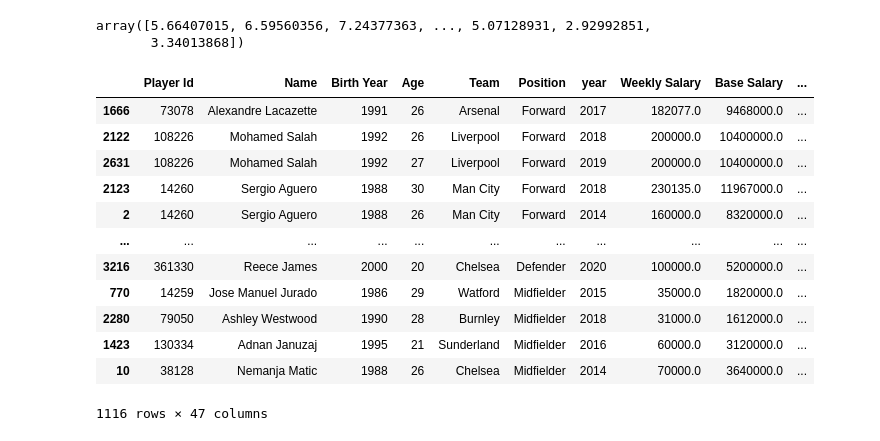
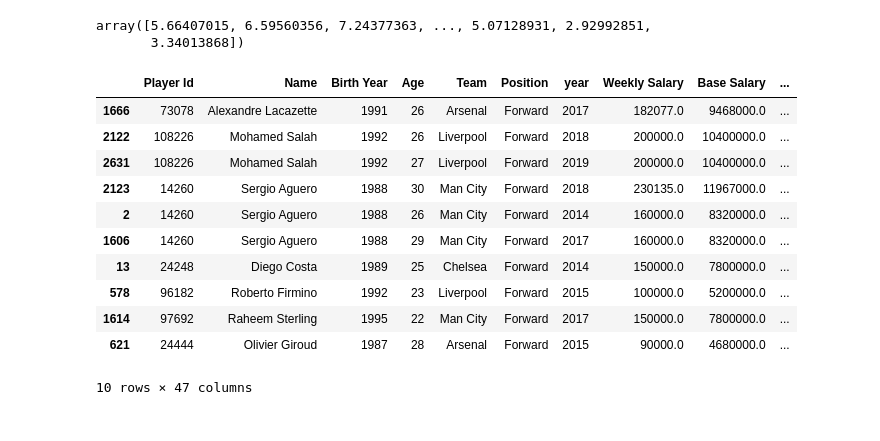
Before and after one commit to sajacaros/eda_champions, a Jupyter notebook: eda/eda.ipynb, the cells around one changed output. Saved outputs shown, nothing was run; the diff lists cells and outputs as text; code cells hidden in the pictures.

```diff
--- a/eda/eda.ipynb
+++ b/eda/eda.ipynb
@@ -422,18 +433,17 @@ array([5.66407015, 6.59560356, 7.24377363, ..., 5.07128931, 2.92992851,
 featuring_df['similarity'] = similarity.sum(axis=0)
 # %%
 featuring_df['similarity-rank'] = featuring_df['similarity'].rank(ascending=False)
-featuring_df[featuring_df['Name']!=player_name].sort_values('similarity-rank').loc[:10]
+featuring_df[featuring_df['Name']!=player_name].sort_values('similarity-rank').iloc[:10]
 # %% [output]
 |  | Player Id | Name | Birth Year | Age | Team | Position | year | Weekly Salary | Base Salary | ... |
 | 1666 | 73078 | Alexandre Lacazette | 1991 | 26 | Arsenal | Forward | 2017 | 182077.0 | 9468000.0 | ... |
 | 2122 | 108226 | Mohamed Salah | 1992 | 26 | Liverpool | Forward | 2018 | 200000.0 | 10400000.0 | ... |
 | 2631 | 108226 | Mohamed Salah | 1992 | 27 | Liverpool | Forward | 2019 | 200000.0 | 10400000.0 | ... |
 | 2123 | 14260 | Sergio Aguero | 1988 | 30 | Man City | Forward | 2018 | 230135.0 | 11967000.0 | ... |
 | 2 | 14260 | Sergio Aguero | 1988 | 26 | Man City | Forward | 2014 | 160000.0 | 8320000.0 | ... |
-| ... | ... | ... | ... | ... | ... | ... | ... | ... | ... | ... |
-| 3216 | 361330 | Reece James | 2000 | 20 | Chelsea | Defender | 2020 | 100000.0 | 5200000.0 | ... |
-| 770 | 14259 | Jose Manuel Jurado | 1986 | 29 | Watford | Midfielder | 2015 | 35000.0 | 1820000.0 | ... |
-| 2280 | 79050 | Ashley Westwood | 1990 | 28 | Burnley | Midfielder | 2018 | 31000.0 | 1612000.0 | ... |
-| 1423 | 130334 | Adnan Januzaj | 1995 | 21 | Sunderland | Midfielder | 2016 | 60000.0 | 3120000.0 | ... |
-| 10 | 38128 | Nemanja Matic | 1988 | 26 | Chelsea | Midfielder | 2014 | 70000.0 | 3640000.0 | ... |
+| 1606 | 14260 | Sergio Aguero | 1988 | 29 | Man City | Forward | 2017 | 160000.0 | 8320000.0 | ... |
+| 13 | 24248 | Diego Costa | 1989 | 25 | Chelsea | Forward | 2014 | 150000.0 | 7800000.0 | ... |
+| 578 | 96182 | Roberto Firmino | 1992 | 23 | Liverpool | Forward | 2015 | 100000.0 | 5200000.0 | ... |
+| 1614 | 97692 | Raheem Sterling | 1995 | 22 | Man City | Forward | 2017 | 150000.0 | 7800000.0 | ... |
+| 621 | 24444 | Olivier Giroud | 1987 | 28 | Arsenal | Forward | 2015 | 90000.0 | 4680000.0 | ... |
-1116 rows × 47 columns
+10 rows × 47 columns
```
Also changed, not shown: parts of 2 cells of this notebook, 1 other file.
